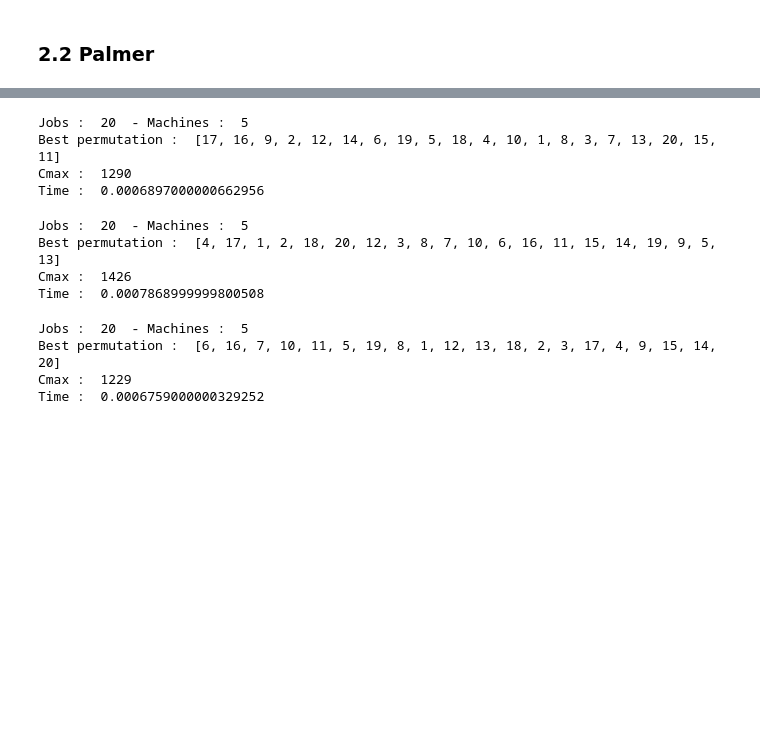
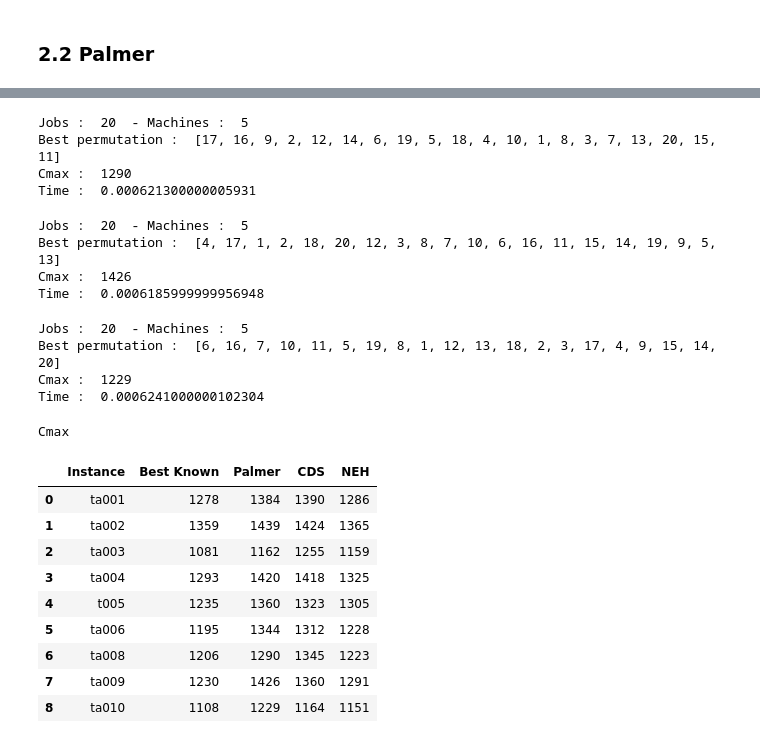
Before and after one commit to MOKHTARIMelissa/FSP, a Jupyter notebook: FSP.ipynb, the cells around one changed output, grey strips where cells are left out. Saved outputs shown, nothing was run; the diff lists cells and outputs as text; code cells hidden in the pictures; blank space fills up the shorter version.

Commit message:
NEH + Tableau de comparaison des instances20_5

```diff
--- a/FSP.ipynb
+++ b/FSP.ipynb
@@ -1111,6 +1161,8 @@ print("Jobs : ", flowshop.N, " - Machines : ", flowshop.M)
 print("Best permutation : ", sigma)
 print("Cmax : ", int(cmax))
 print("Time : ", temps_fin)
+
+palmer_cmax.append(int(cmax))
 # %% [output]
 Jobs :  20  - Machines :  5
 Best permutation :  [11, 13, 6, 17, 14, 16, 12, 5, 1, 7, 20, 4, 2, 10, 15, 8, 18, 9, 19, 3]
@@ -1168,11 +1220,13 @@ print("Jobs : ", flowshop.N, " - Machines : ", flowshop.M)
 print("Best permutation : ", sigma)
 print("Cmax : ", int(cmax))
 print("Time : ", temps_fin)
+
+palmer_cmax.append(int(cmax))
 # %% [output]
 Jobs :  20  - Machines :  5
 Best permutation :  [17, 16, 9, 2, 12, 14, 6, 19, 5, 18, 4, 10, 1, 8, 3, 7, 13, 20, 15, 11]
 Cmax :  1290
-Time :  0.0006897000000662956
+Time :  0.000621300000005931
 # %%
 # Instance 09 :
 # jobs = 20, machines : 5
@@ -1196,11 +1250,13 @@ print("Jobs : ", flowshop.N, " - Machines : ", flowshop.M)
 print("Best permutation : ", sigma)
 print("Cmax : ", int(cmax))
 print("Time : ", temps_fin)
+
+palmer_cmax.append(int(cmax))
 # %% [output]
 Jobs :  20  - Machines :  5
 Best permutation :  [4, 17, 1, 2, 18, 20, 12, 3, 8, 7, 10, 6, 16, 11, 15, 14, 19, 9, 5, 13]
 Cmax :  1426
-Time :  0.0007868999999800508
+Time :  0.0006185999999956948
 # %%
 # Instance 10 :
 # jobs = 20, machines : 5
@@ -1224,8 +1280,33 @@ print("Jobs : ", flowshop.N, " - Machines : ", flowshop.M)
 print("Best permutation : ", sigma)
 print("Cmax : ", int(cmax))
 print("Time : ", temps_fin)
+
+palmer_cmax.append(int(cmax))
 # %% [output]
 Jobs :  20  - Machines :  5
 Best permutation :  [6, 16, 7, 10, 11, 5, 19, 8, 1, 12, 13, 18, 2, 3, 17, 4, 9, 15, 14, 20]
 Cmax :  1229
-Time :  0.0006759000000329252
+Time :  0.0006241000000102304
+# %%
+instaces_20_5 = ["ta001", "ta002", "ta003", "ta004", "t005", "ta006", "ta008", "ta009", "ta010"]
+
+print("Cmax")
+pd.DataFrame({
+    "Instance" : instaces_20_5,
+    "Best Known" : [1278, 1359, 1081, 1293, 1235, 1195, 1206, 1230, 1108],
+    "Palmer" : palmer_cmax,
+    "CDS" : cds_cmax,
+    "NEH" : neh_cmax
+})
+# %% [output]
+Cmax
+|  | Instance | Best Known | Palmer | CDS | NEH |
+| 0 | ta001 | 1278 | 1384 | 1390 | 1286 |
+| 1 | ta002 | 1359 | 1439 | 1424 | 1365 |
+| 2 | ta003 | 1081 | 1162 | 1255 | 1159 |
+| 3 | ta004 | 1293 | 1420 | 1418 | 1325 |
+| 4 | t005 | 1235 | 1360 | 1323 | 1305 |
+| 5 | ta006 | 1195 | 1344 | 1312 | 1228 |
+| 6 | ta008 | 1206 | 1290 | 1345 | 1223 |
+| 7 | ta009 | 1230 | 1426 | 1360 | 1291 |
+| 8 | ta010 | 1108 | 1229 | 1164 | 1151 |
```
Also changed, not shown: parts of 33 cells of this notebook, 1 other file.
